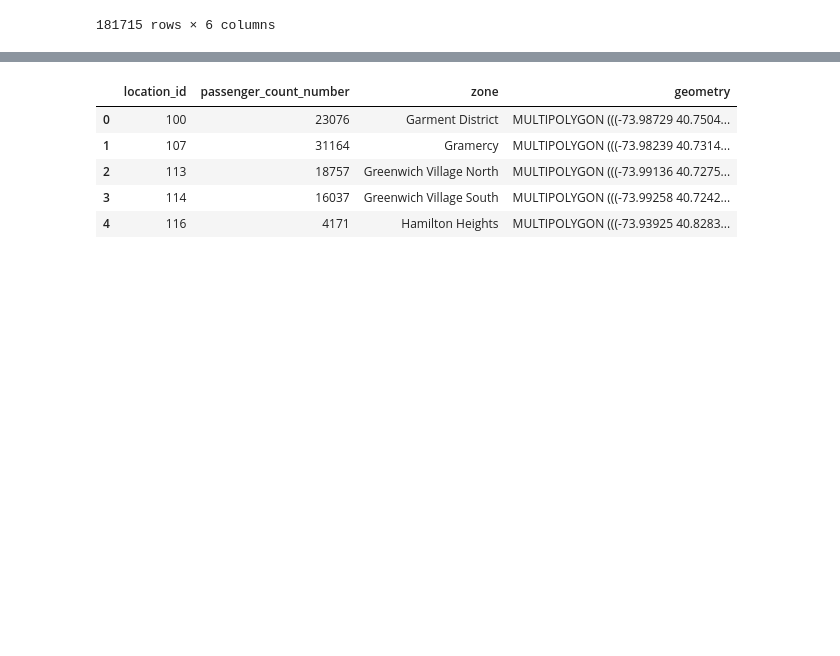
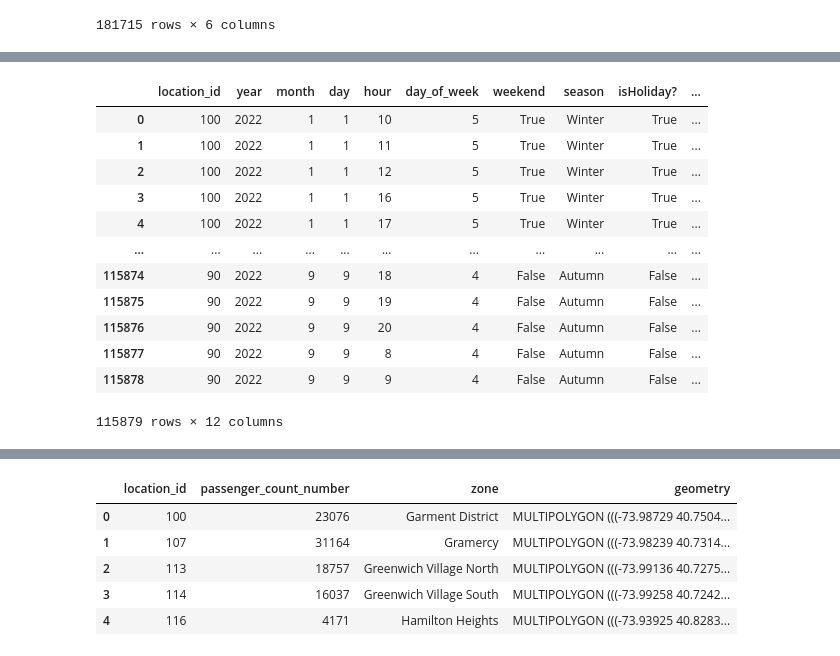
Before and after one commit to shalineraghupathy/comp47360, a Jupyter notebook: Data_cleaning/yellow_taxi/yellow_taxi_cleaning.ipynb, the cells around one changed output, grey strips where cells are left out. Drawn from its saved outputs; the diff is of its cells as text; code cells hidden in the pictures; blank space fills up the shorter version.

```diff
--- a/Data_cleaning/yellow_taxi/yellow_taxi_cleaning.ipynb
+++ b/Data_cleaning/yellow_taxi/yellow_taxi_cleaning.ipynb
@@ -682,0 +780,19 @@ passengers_by_zone_datetime.rename(columns = {'dolocationid':'location_id'}, inp
+# %%
+passengers_by_zone_datetime1.rename(columns = {'dolocationid':'location_id'}, inplace = True)
+# %%
+passengers_by_zone_datetime_gdf1 = passengers_by_zone_datetime1.merge(taxi_zones_gdf[['location_id', 'zone','geometry']],on='location_id')
+passengers_by_zone_datetime_gdf1
+# %% [output]
+|  | location_id | year | month | day | hour | day_of_week | weekend | season | isHoliday? | ... |
+| 0 | 100 | 2022 | 1 | 1 | 10 | 5 | True | Winter | True | ... |
+| 1 | 100 | 2022 | 1 | 1 | 11 | 5 | True | Winter | True | ... |
+| 2 | 100 | 2022 | 1 | 1 | 12 | 5 | True | Winter | True | ... |
+| 3 | 100 | 2022 | 1 | 1 | 16 | 5 | True | Winter | True | ... |
+| 4 | 100 | 2022 | 1 | 1 | 17 | 5 | True | Winter | True | ... |
+| ... | ... | ... | ... | ... | ... | ... | ... | ... | ... | ... |
+| 115874 | 90 | 2022 | 9 | 9 | 18 | 4 | False | Autumn | False | ... |
+| 115875 | 90 | 2022 | 9 | 9 | 19 | 4 | False | Autumn | False | ... |
+| 115876 | 90 | 2022 | 9 | 9 | 20 | 4 | False | Autumn | False | ... |
+| 115877 | 90 | 2022 | 9 | 9 | 8 | 4 | False | Autumn | False | ... |
+| 115878 | 90 | 2022 | 9 | 9 | 9 | 4 | False | Autumn | False | ... |
+115879 rows × 12 columns
```
Also changed, not shown: parts of 27 cells of this notebook.
